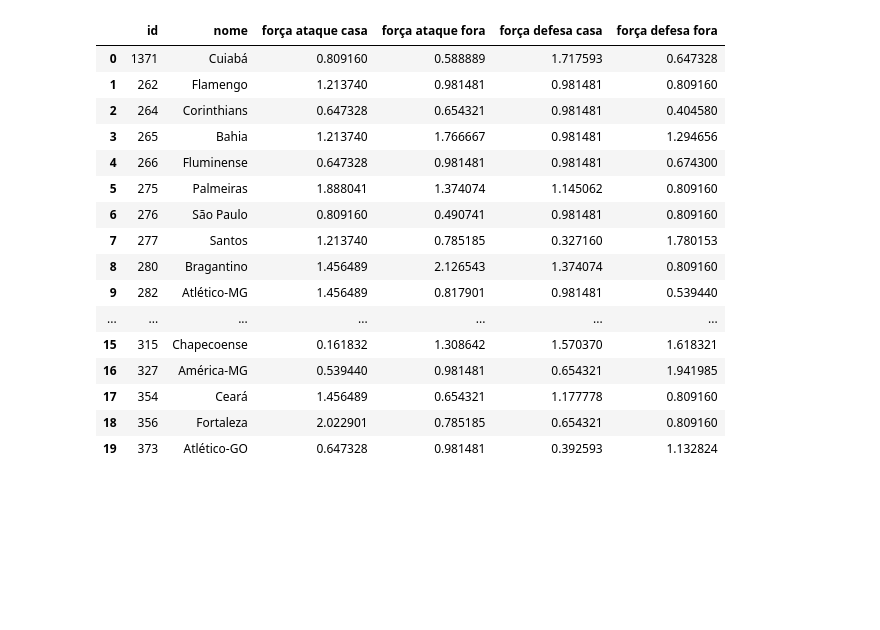
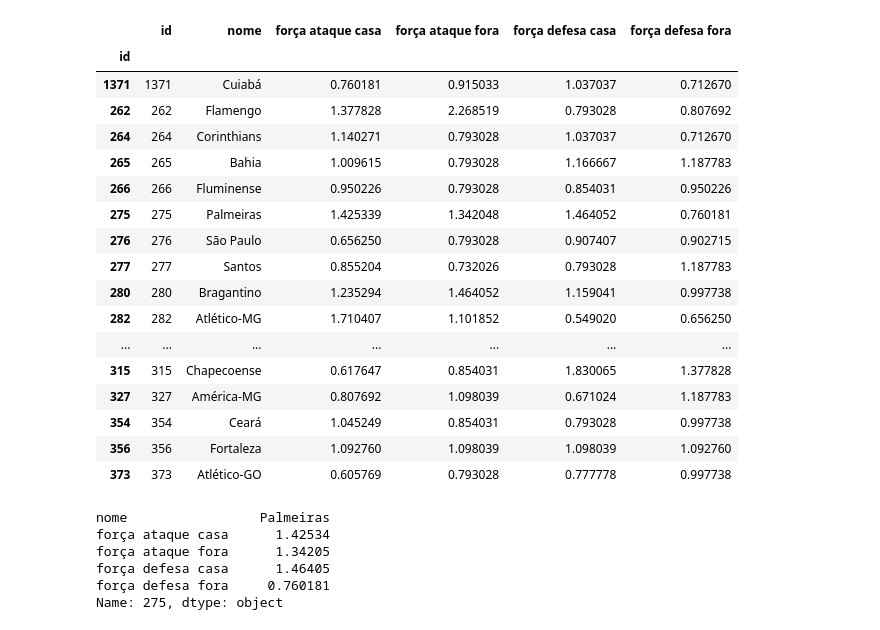
Before and after one commit to Eric-Mendes/previsao-da-rodada, a Jupyter notebook: main.ipynb, the cells around one changed output. Saved outputs shown, nothing was run; the diff lists cells and outputs as text; code cells hidden in the pictures; blank space fills up the shorter version.

```diff
--- a/main.ipynb
+++ b/main.ipynb
@@ -6,7 +6,7 @@ import pandas as pd
 import numpy as np
 from matplotlib import pyplot as plt
 # %%
-RODADAS = 11
+RODADAS = 34
 rodadas = (f'{n:02}' for n in range(1, RODADAS+1))
 # %%
 data = []
@@ -122,24 +122,28 @@ df_clubes['força ataque casa'] = ataque_casa
 df_clubes['força defesa casa'] = defesa_casa
 df_clubes['força ataque fora'] = ataque_fora
 df_clubes['força defesa fora'] = defesa_fora
+
+df_clubes = df_clubes.set_index(df_clubes['id'])
 # %%
 df_clubes_limpa = df_clubes[['id', 'nome', 'força ataque casa', 'força ataque fora', 'força defesa casa', 'força defesa fora']]
+df_clubes.drop(labels="id", axis="columns")
 df_clubes_limpa
 # %% [output]
 |  | id | nome | força ataque casa | força ataque fora | força defesa casa | força defesa fora |
-| 0 | 1371 | Cuiabá | 0.809160 | 0.588889 | 1.717593 | 0.647328 |
-| 1 | 262 | Flamengo | 1.213740 | 0.981481 | 0.981481 | 0.809160 |
-| 2 | 264 | Corinthians | 0.647328 | 0.654321 | 0.981481 | 0.404580 |
-| 3 | 265 | Bahia | 1.213740 | 1.766667 | 0.981481 | 1.294656 |
-| 4 | 266 | Fluminense | 0.647328 | 0.981481 | 0.981481 | 0.674300 |
-| 5 | 275 | Palmeiras | 1.888041 | 1.374074 | 1.145062 | 0.809160 |
-| 6 | 276 | São Paulo | 0.809160 | 0.490741 | 0.981481 | 0.809160 |
-| 7 | 277 | Santos | 1.213740 | 0.785185 | 0.327160 | 1.780153 |
-| 8 | 280 | Bragantino | 1.456489 | 2.126543 | 1.374074 | 0.809160 |
-| 9 | 282 | Atlético-MG | 1.456489 | 0.817901 | 0.981481 | 0.539440 |
+| id |  |  |  |  |  |  |
+| 1371 | 1371 | Cuiabá | 0.760181 | 0.915033 | 1.037037 | 0.712670 |
+| 262 | 262 | Flamengo | 1.377828 | 2.268519 | 0.793028 | 0.807692 |
+| 264 | 264 | Corinthians | 1.140271 | 0.793028 | 1.037037 | 0.712670 |
+| 265 | 265 | Bahia | 1.009615 | 0.793028 | 1.166667 | 1.187783 |
+| 266 | 266 | Fluminense | 0.950226 | 0.793028 | 0.854031 | 0.950226 |
+| 275 | 275 | Palmeiras | 1.425339 | 1.342048 | 1.464052 | 0.760181 |
+| 276 | 276 | São Paulo | 0.656250 | 0.793028 | 0.907407 | 0.902715 |
+| 277 | 277 | Santos | 0.855204 | 0.732026 | 0.793028 | 1.187783 |
+| 280 | 280 | Bragantino | 1.235294 | 1.464052 | 1.159041 | 0.997738 |
+| 282 | 282 | Atlético-MG | 1.710407 | 1.101852 | 0.549020 | 0.656250 |
 | ... | ... | ... | ... | ... | ... | ... |
-| 15 | 315 | Chapecoense | 0.161832 | 1.308642 | 1.570370 | 1.618321 |
-| 16 | 327 | América-MG | 0.539440 | 0.981481 | 0.654321 | 1.941985 |
-| 17 | 354 | Ceará | 1.456489 | 0.654321 | 1.177778 | 0.809160 |
-| 18 | 356 | Fortaleza | 2.022901 | 0.785185 | 0.654321 | 0.809160 |
-| 19 | 373 | Atlético-GO | 0.647328 | 0.981481 | 0.392593 | 1.132824 |
+| 315 | 315 | Chapecoense | 0.617647 | 0.854031 | 1.830065 | 1.377828 |
+| 327 | 327 | América-MG | 0.807692 | 1.098039 | 0.671024 | 1.187783 |
+| 354 | 354 | Ceará | 1.045249 | 0.854031 | 0.793028 | 0.997738 |
+| 356 | 356 | Fortaleza | 1.092760 | 1.098039 | 1.098039 | 1.092760 |
+| 373 | 373 | Atlético-GO | 0.605769 | 0.793028 | 0.777778 | 0.997738 |
@@ -153,6 +160,15 @@ import math
 
 def poisson(lamb, x):
   return (lamb**x * math.e**(-lamb)) / math.factorial(x)
+# %%
+df_clubes_limpa.loc[275]
+# %% [output]
+nome                 Palmeiras
+força ataque casa      1.42534
+força ataque fora      1.34205
+força defesa casa      1.46405
+força defesa fora     0.760181
+Name: 275, dtype: object
 # %%
 with requests.get('https://api.cartolafc.globo.com/partidas') as response:
     data = response.json()
```
Also changed, not shown: parts of 5 cells of this notebook.
